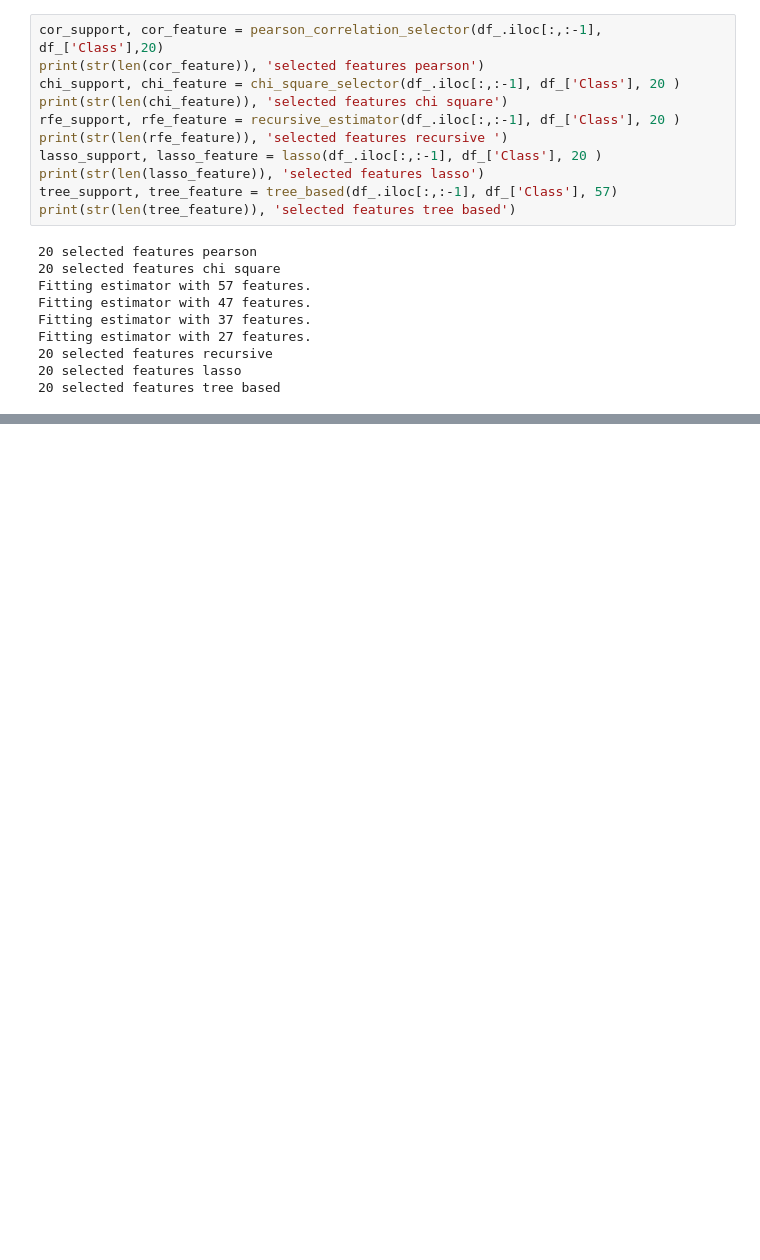
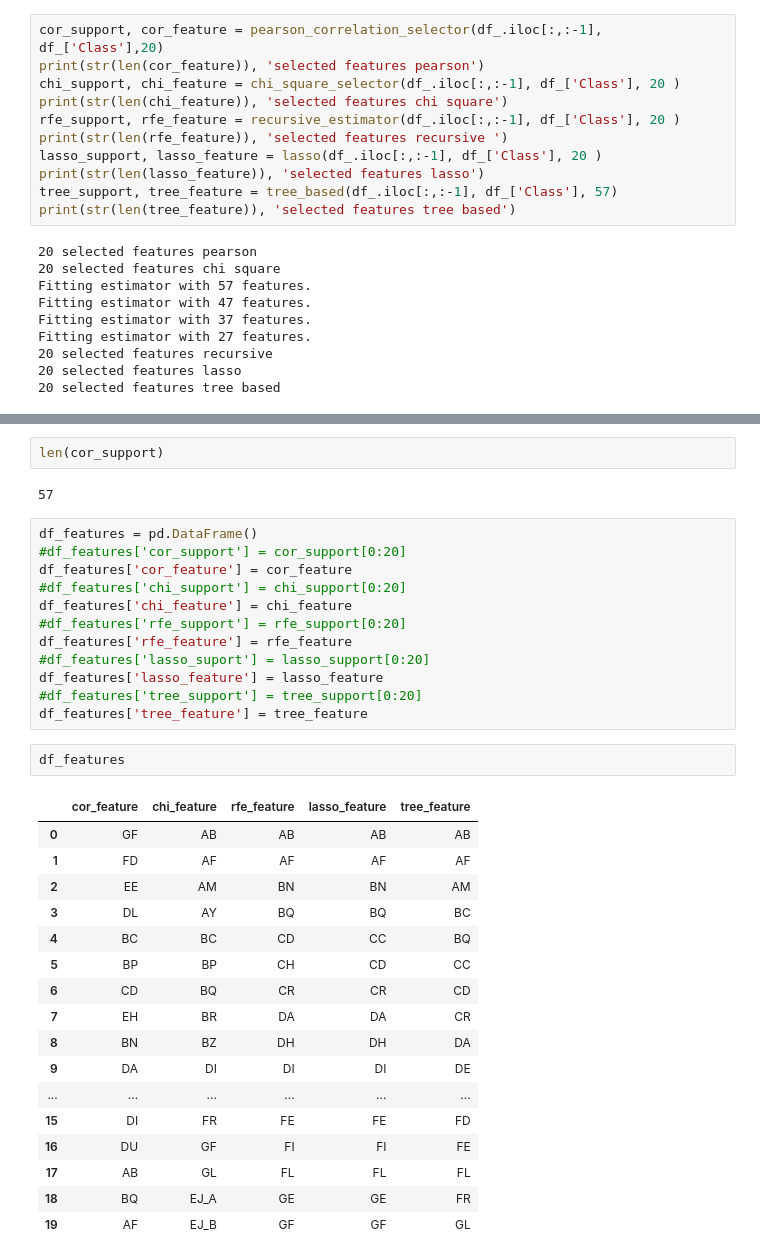
Before and after one commit to HedersonSantos/age-related, a Jupyter notebook: analise.ipynb, the cells around one changed output, grey strips where cells are left out. Drawn from its saved outputs; the diff is of its cells as text; blank space fills up the shorter version.

```diff
--- a/analise.ipynb
+++ b/analise.ipynb
@@ -193,0 +191,36 @@ Fitting estimator with 27 features.
+# %%
+len(cor_support)
+# %% [output]
+57
+# %%
+df_features = pd.DataFrame()
+#df_features['cor_support'] = cor_support[0:20]
+df_features['cor_feature'] = cor_feature
+#df_features['chi_support'] = chi_support[0:20]
+df_features['chi_feature'] = chi_feature
+#df_features['rfe_support'] = rfe_support[0:20]
+df_features['rfe_feature'] = rfe_feature
+#df_features['lasso_suport'] = lasso_support[0:20]
+df_features['lasso_feature'] = lasso_feature
+#df_features['tree_support'] = tree_support[0:20]
+df_features['tree_feature'] = tree_feature
+# %%
+df_features
+# %% [output]
+|  | cor_feature | chi_feature | rfe_feature | lasso_feature | tree_feature |
+| 0 | GF | AB | AB | AB | AB |
+| 1 | FD | AF | AF | AF | AF |
+| 2 | EE | AM | BN | BN | AM |
+| 3 | DL | AY | BQ | BQ | BC |
+| 4 | BC | BC | CD | CC | BQ |
+| 5 | BP | BP | CH | CD | CC |
+| 6 | CD | BQ | CR | CR | CD |
+| 7 | EH | BR | DA | DA | CR |
+| 8 | BN | BZ | DH | DH | DA |
+| 9 | DA | DI | DI | DI | DE |
+| ... | ... | ... | ... | ... | ... |
+| 15 | DI | FR | FE | FE | FD |
+| 16 | DU | GF | FI | FI | FE |
+| 17 | AB | GL | FL | FL | FL |
+| 18 | BQ | EJ_A | GE | GE | FR |
+| 19 | AF | EJ_B | GF | GF | GL |
```
Also changed, not shown: parts of 1 cell of this notebook.
